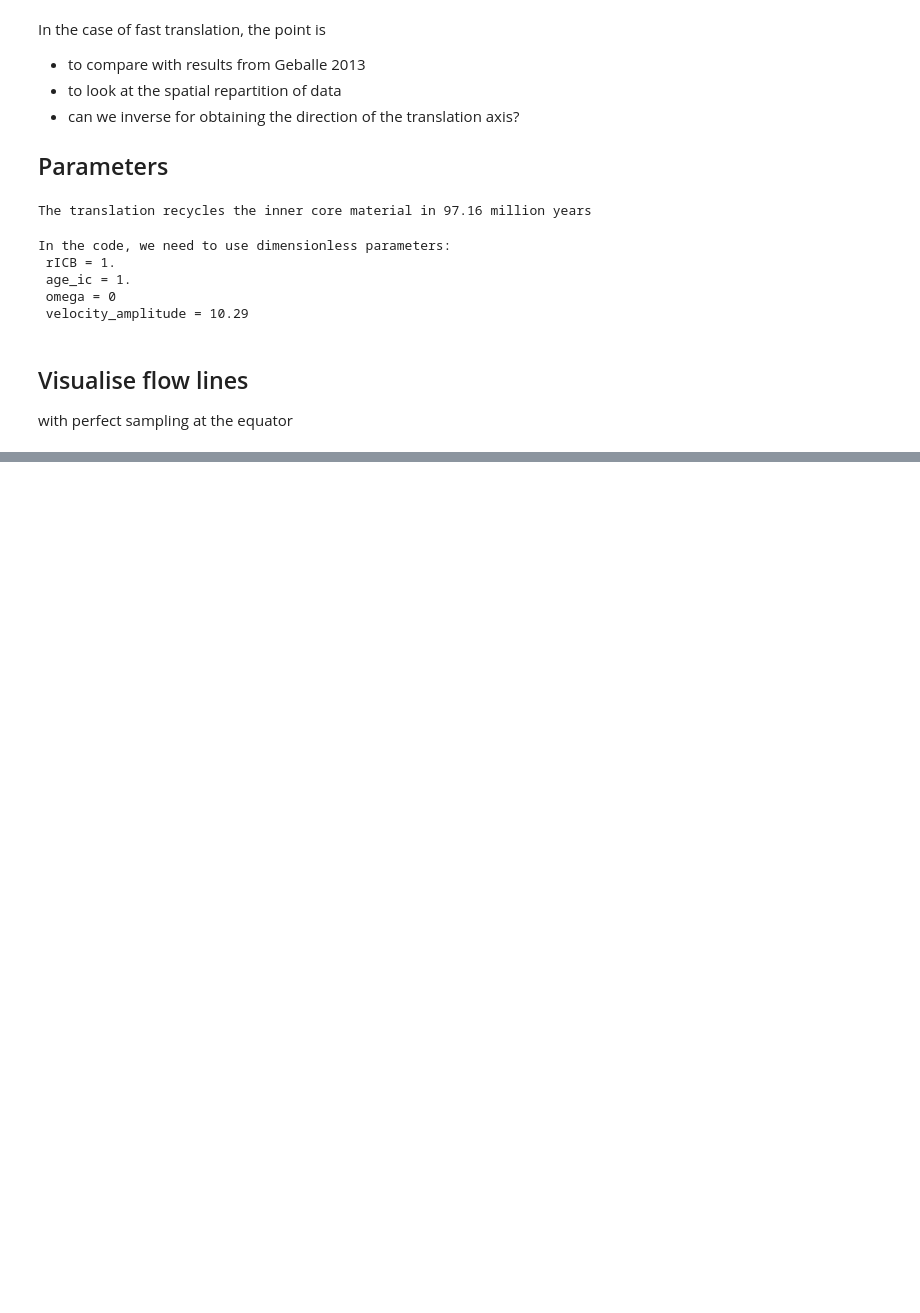
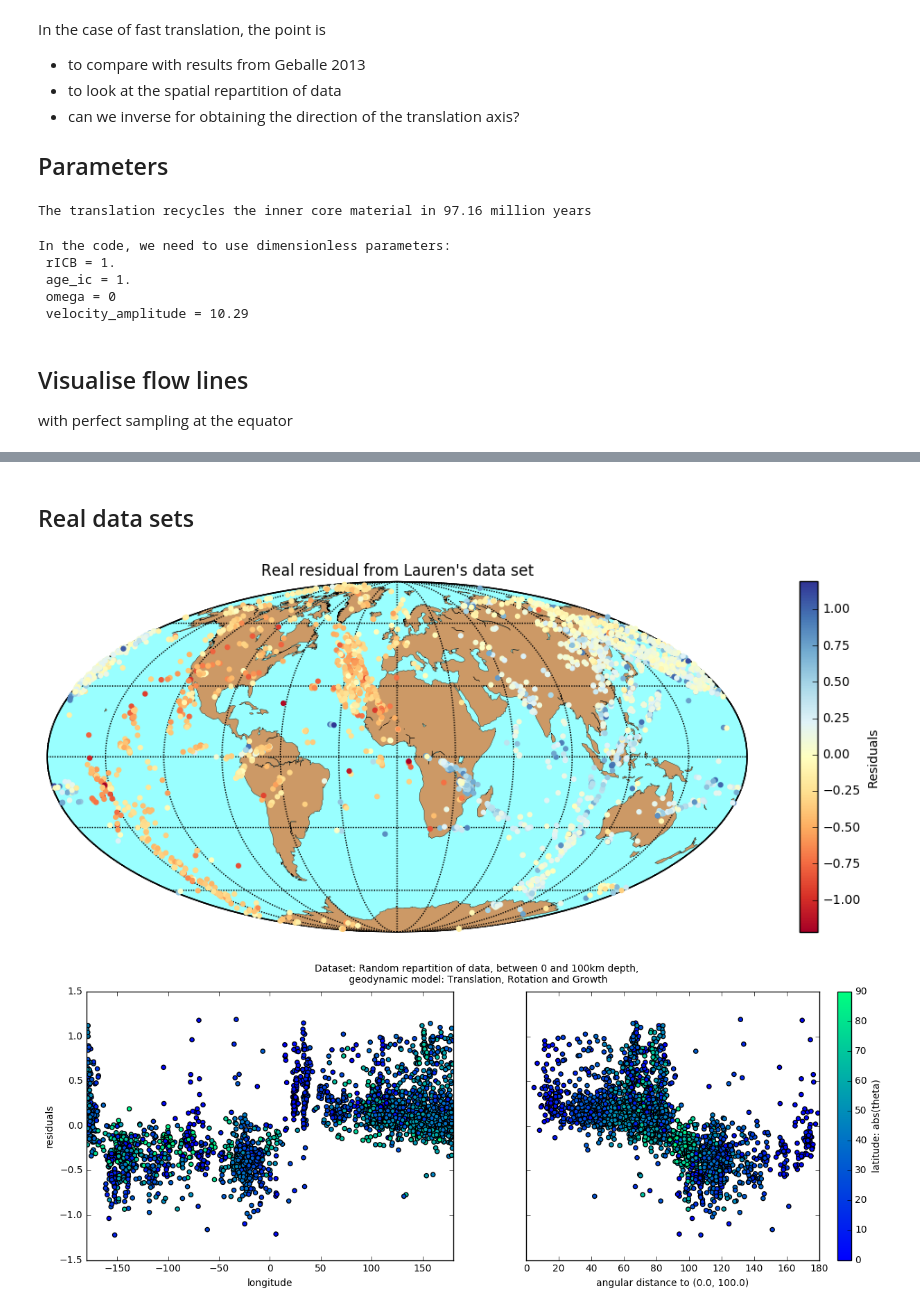
Before and after one commit to MarineLasbleis/GrowYourIC, a Jupyter notebook: FastTranslation.ipynb, the cells around one changed output, grey strips where cells are left out. Saved outputs shown, nothing was run; the diff lists cells and outputs as text; code cells hidden in the pictures; blank space fills up the shorter version.

```diff
--- a/FastTranslation.ipynb
+++ b/FastTranslation.ipynb
@@ -70,0 +230,28 @@ data_set.plot_c_vec(geodynModel, proxy=proxy, cm=plt.cm.get_cmap('RdYlBu'), name
+# %% [markdown]
+## Real data sets
+# %%
+residual = data_set2.real_residual()
+## map
+m, fig = plot_data.setting_map()
+cm = plt.cm.get_cmap('RdYlBu')
+x, y = m(p, t)
+sc = m.scatter(x, y, c=residual, zorder=10, cmap=cm, edgecolors='none')
+plt.title("Real residual from Lauren's data set")
+cbar1 = plt.colorbar(sc)
+cbar1.set_label("Residuals")
+## phi and distance plots
+fig, ax = plt.subplots(1,2, sharey=True)
+cm2 = plt.cm.get_cmap('winter')
+sc1 = ax[0].scatter(p, residual, c=abs(t), cmap=cm2, vmin =-0, vmax =90)
+ax[0].set_xlabel("longitude")
+ax[0].set_ylabel("residuals")
+ax[0].set_xlim([-180, 180])
+sc2 = ax[1].scatter(dist, residual, c=abs(t), cmap=cm2, vmin=-0, vmax =90)
+ax[1].set_xlabel("angular distance to ({}, {})".format(*velocity_center))
+ax[1].set_xlim([0, 180])
+fig.suptitle("Dataset: {},\n geodynamic model: {}".format(data_set_random.name, geodynModel.name))
+cbar2 = fig.colorbar(sc2)
+cbar2.set_label("latitude: abs(theta)")
+# %% [output]
+[figure, added]
+[figure, added]
```
Also changed, not shown: parts of 7 cells of this notebook.
